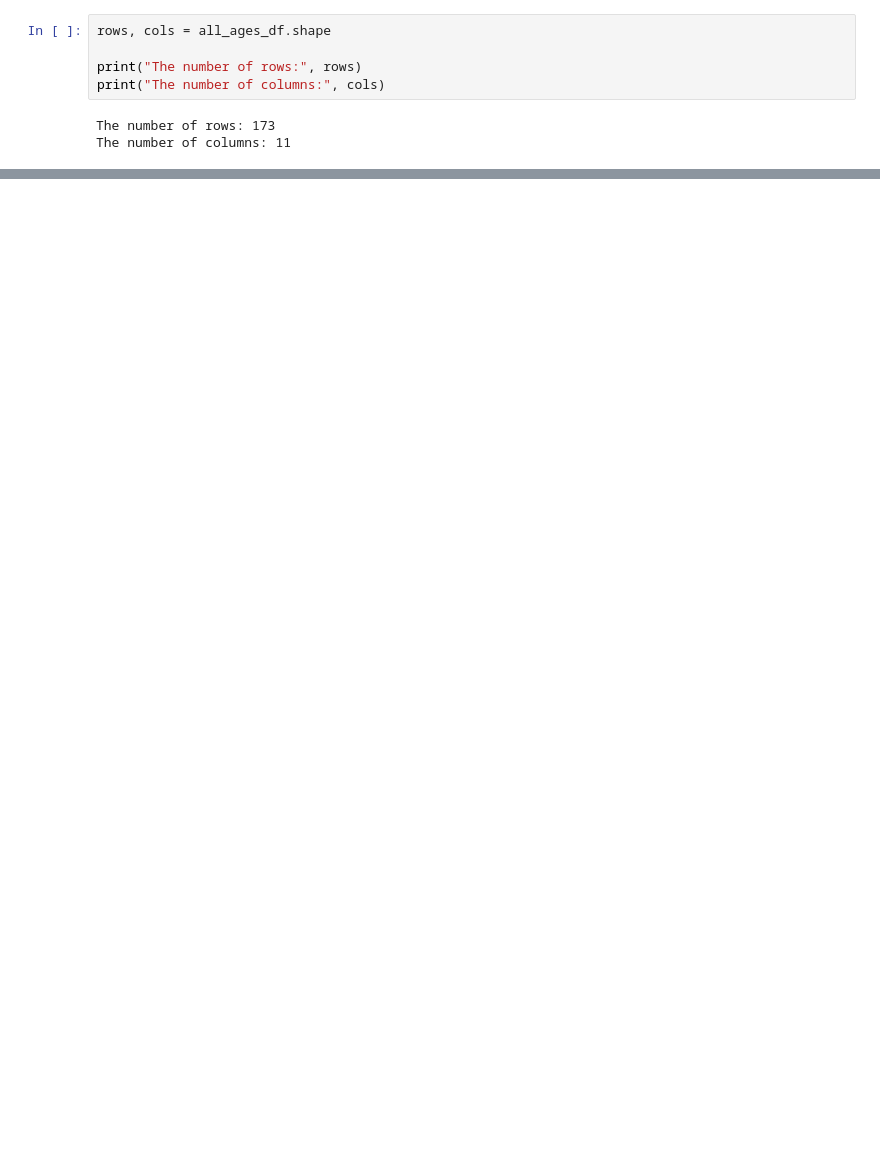
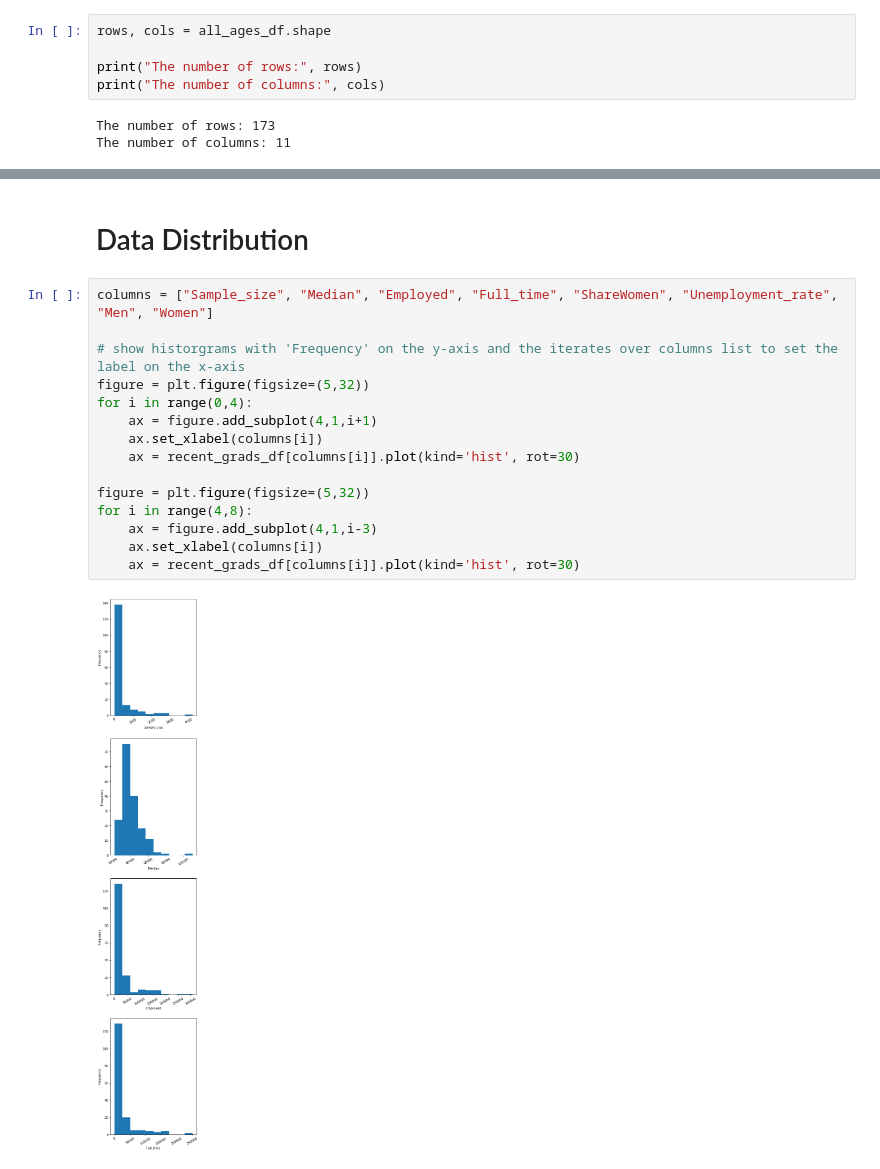
Before and after one commit to puneettokhi/CMPE255, a Jupyter notebook: college_major_analysis.ipynb, the cells around one changed output, grey strips where cells are left out. Drawn from its saved outputs; the diff is of its cells as text; blank space fills up the shorter version.

```diff
--- a/college_major_analysis.ipynb
+++ b/college_major_analysis.ipynb
@@ -109,0 +260,19 @@ plot_CorrMatrix(grad_students_df, 9, grad_students)
+# %% [markdown]
+# Data Distribution
+# %%
+columns = ["Sample_size", "Median", "Employed", "Full_time", "ShareWomen", "Unemployment_rate", "Men", "Women"]
+
+# show historgrams with 'Frequency' on the y-axis and the iterates over columns list to set the label on the x-axis
+figure = plt.figure(figsize=(5,32))
+for i in range(0,4):
+    ax = figure.add_subplot(4,1,i+1)
+    ax.set_xlabel(columns[i])
+    ax = recent_grads_df[columns[i]].plot(kind='hist', rot=30)
+
+figure = plt.figure(figsize=(5,32))
+for i in range(4,8):
+    ax = figure.add_subplot(4,1,i-3)
+    ax.set_xlabel(columns[i])
+    ax = recent_grads_df[columns[i]].plot(kind='hist', rot=30)
+# %% [output]
+[figure, added]
```
Also changed, not shown: parts of 32 cells of this notebook.
